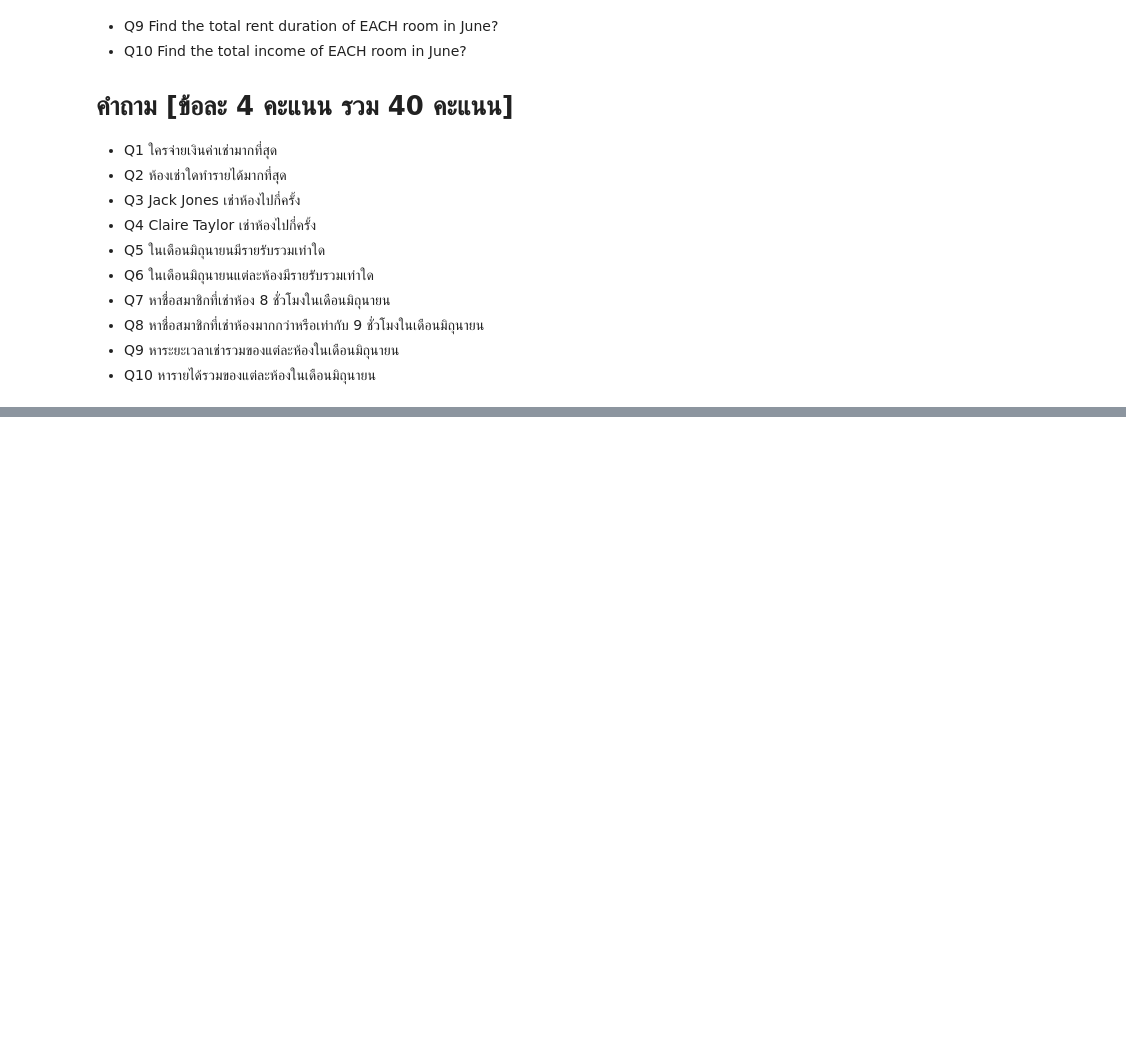
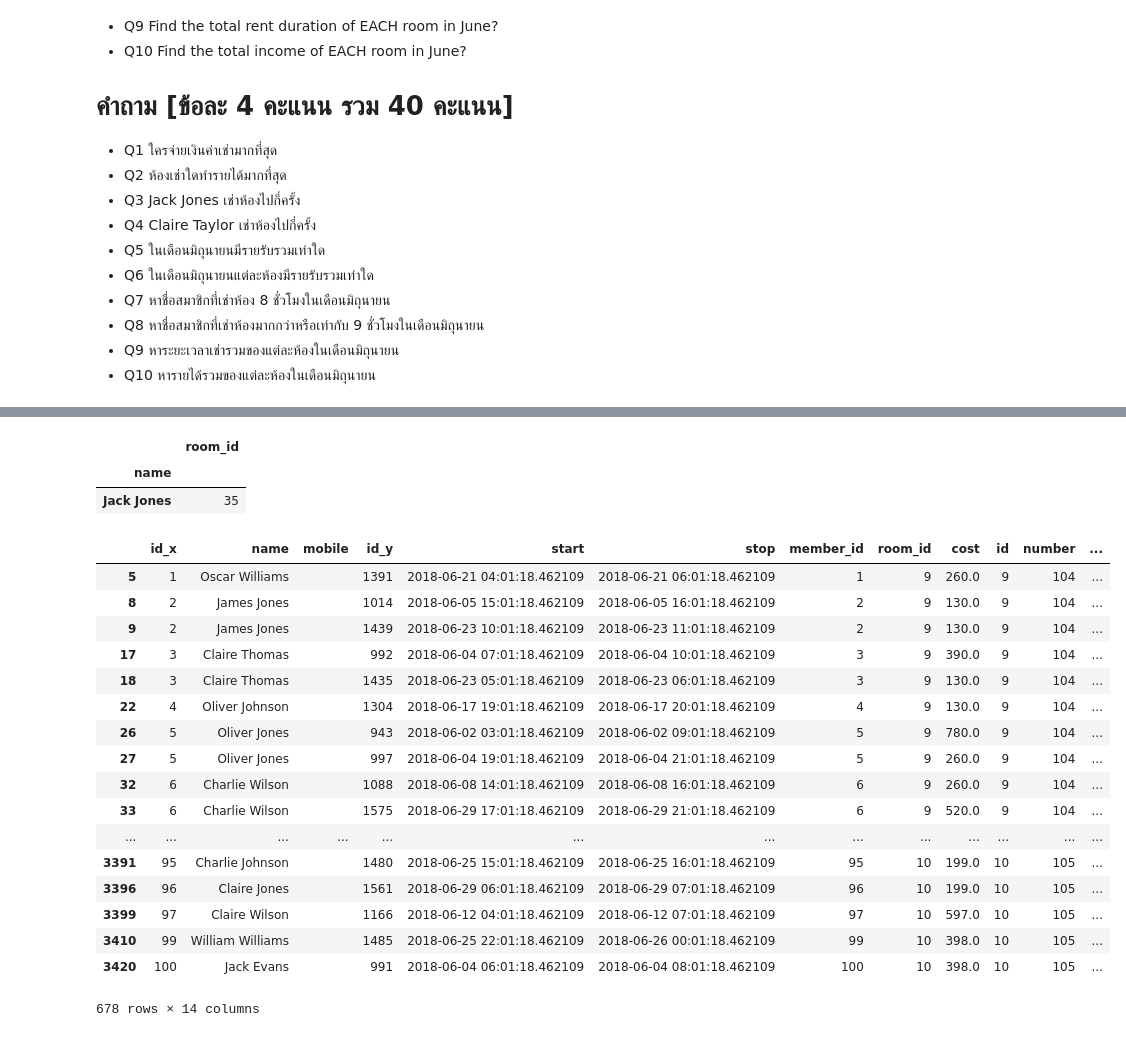
Before and after one commit to wasit7/cs459_django2018, a Jupyter notebook: exam/myproject/Exam Panda.ipynb, the cells around one changed output, grey strips where cells are left out. Saved outputs shown, nothing was run; the diff lists cells and outputs as text; code cells hidden in the pictures; blank space fills up the shorter version.

```diff
--- a/exam/myproject/Exam Panda.ipynb
+++ b/exam/myproject/Exam Panda.ipynb
@@ -22,3 +22,9 @@
 * Q8 หาชื่อสมาชิกที่เช่าห้องมากกว่าหรือเท่ากับ 9 ชั่วโมงในเดือนมิถุนายน
 * Q9 หาระยะเวลาเช่ารวมของแต่ละห้องในเดือนมิถุนายน
 * Q10 หารายได้รวมของแต่ละห้องในเดือนมิถุนายน
+# %%
+import sqlite3
+import pandas as pd
+con = sqlite3.connect('db.sqlite3')
+df = pd.read_sql_query("SELECT * FROM sqlite_master", con)
+df
@@ -24,0 +49,4 @@
+# %%
+df_member = pd.read_sql_query("SELECT * FROM myapp_member", con)
+df_room = pd.read_sql_query("SELECT * FROM myapp_room", con)
+df_rent = pd.read_sql_query("SELECT * FROM myapp_rent", con, parse_dates=['start','stop'])
@@ -24,0 +71,3 @@
+# %%
+df=df_member.merge(df_rent,how='inner',left_on='id',right_on='member_id')\
+    .merge(df_room,left_on='room_id',right_on='id')
@@ -24,0 +83,33 @@
+# %%
+#Q3
+df.groupby('name').agg({'room_id':'count'}).query('name=="Jack Jones"')
+# %% [output]
+|  | room_id |
+| name |  |
+| Jack Jones | 35 |
+# %%
+from datetime import datetime, timedelta
+df['hours']=(df_rent.stop-df_rent.start).apply(lambda x: x.seconds)//3600
+start = datetime.strptime( "2018-06-01T00:00:00", "%Y-%m-%dT%H:%M:%S" )
+stop = datetime.strptime( "2018-06-30T23:59:59", "%Y-%m-%dT%H:%M:%S" )
+df=df[(start<=df.start) & (df.stop<=stop)]
+df
+# %% [output]
+|  | id_x | name | mobile | id_y | start | stop | member_id | room_id | cost | id | number | ... |
+| 5 | 1 | Oscar Williams |  | 1391 | 2018-06-21 04:01:18.462109 | 2018-06-21 06:01:18.462109 | 1 | 9 | 260.0 | 9 | 104 | ... |
+| 8 | 2 | James Jones |  | 1014 | 2018-06-05 15:01:18.462109 | 2018-06-05 16:01:18.462109 | 2 | 9 | 130.0 | 9 | 104 | ... |
+| 9 | 2 | James Jones |  | 1439 | 2018-06-23 10:01:18.462109 | 2018-06-23 11:01:18.462109 | 2 | 9 | 130.0 | 9 | 104 | ... |
+| 17 | 3 | Claire Thomas |  | 992 | 2018-06-04 07:01:18.462109 | 2018-06-04 10:01:18.462109 | 3 | 9 | 390.0 | 9 | 104 | ... |
+| 18 | 3 | Claire Thomas |  | 1435 | 2018-06-23 05:01:18.462109 | 2018-06-23 06:01:18.462109 | 3 | 9 | 130.0 | 9 | 104 | ... |
+| 22 | 4 | Oliver Johnson |  | 1304 | 2018-06-17 19:01:18.462109 | 2018-06-17 20:01:18.462109 | 4 | 9 | 130.0 | 9 | 104 | ... |
+| 26 | 5 | Oliver Jones |  | 943 | 2018-06-02 03:01:18.462109 | 2018-06-02 09:01:18.462109 | 5 | 9 | 780.0 | 9 | 104 | ... |
+| 27 | 5 | Oliver Jones |  | 997 | 2018-06-04 19:01:18.462109 | 2018-06-04 21:01:18.462109 | 5 | 9 | 260.0 | 9 | 104 | ... |
+| 32 | 6 | Charlie Wilson |  | 1088 | 2018-06-08 14:01:18.462109 | 2018-06-08 16:01:18.462109 | 6 | 9 | 260.0 | 9 | 104 | ... |
+| 33 | 6 | Charlie Wilson |  | 1575 | 2018-06-29 17:01:18.462109 | 2018-06-29 21:01:18.462109 | 6 | 9 | 520.0 | 9 | 104 | ... |
+| ... | ... | ... | ... | ... | ... | ... | ... | ... | ... | ... | ... | ... |
+| 3391 | 95 | Charlie Johnson |  | 1480 | 2018-06-25 15:01:18.462109 | 2018-06-25 16:01:18.462109 | 95 | 10 | 199.0 | 10 | 105 | ... |
+| 3396 | 96 | Claire Jones |  | 1561 | 2018-06-29 06:01:18.462109 | 2018-06-29 07:01:18.462109 | 96 | 10 | 199.0 | 10 | 105 | ... |
+| 3399 | 97 | Claire Wilson |  | 1166 | 2018-06-12 04:01:18.462109 | 2018-06-12 07:01:18.462109 | 97 | 10 | 597.0 | 10 | 105 | ... |
+| 3410 | 99 | William Williams |  | 1485 | 2018-06-25 22:01:18.462109 | 2018-06-26 00:01:18.462109 | 99 | 10 | 398.0 | 10 | 105 | ... |
+| 3420 | 100 | Jack Evans |  | 991 | 2018-06-04 06:01:18.462109 | 2018-06-04 08:01:18.462109 | 100 | 10 | 398.0 | 10 | 105 | ... |
+678 rows × 14 columns
```
Also changed, not shown: parts of 5 cells of this notebook, 2 other files.
